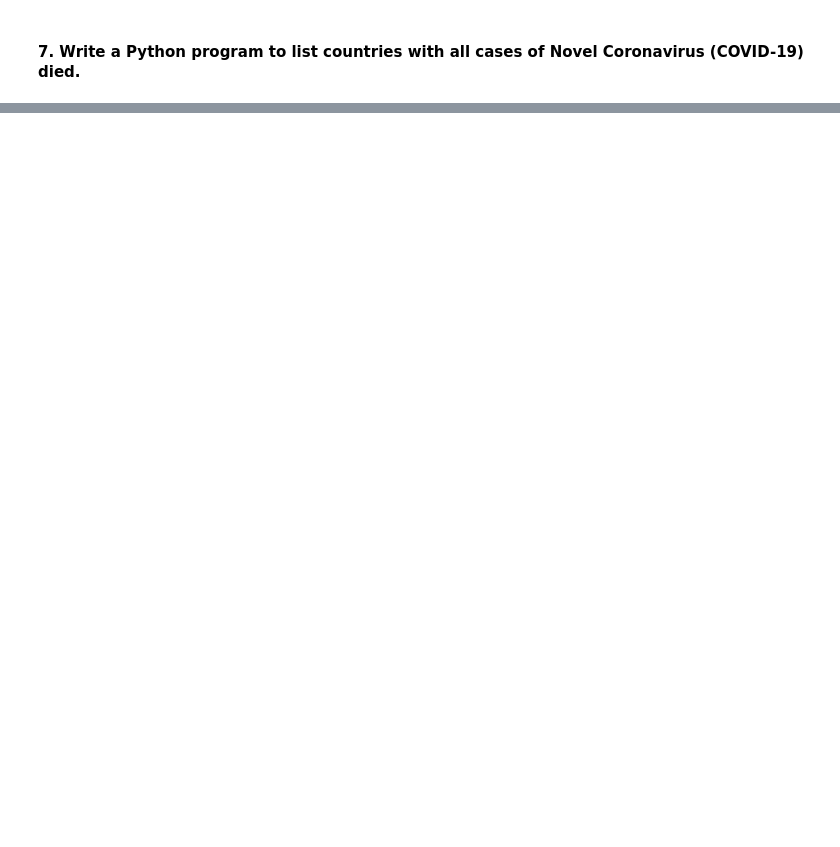
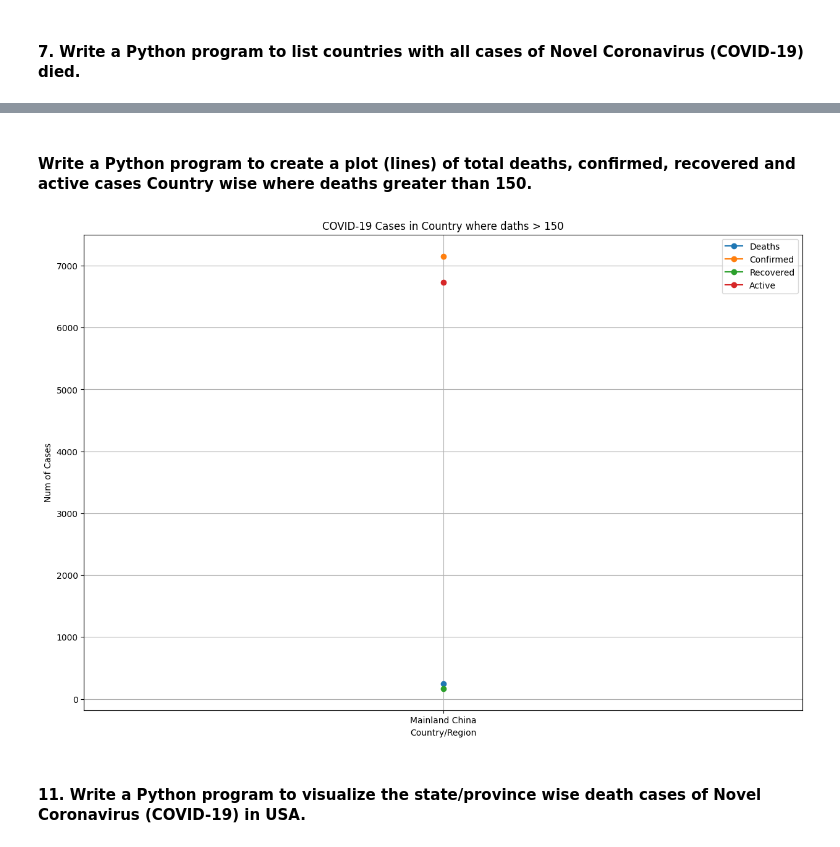
Before and after one commit to Bosha-a/covid_19_dataset, a Jupyter notebook: Covid19.ipynb, the cells around one changed output, grey strips where cells are left out. Drawn from its saved outputs; the diff is of its cells as text; code cells hidden in the pictures; blank space fills up the shorter version.

```diff
--- a/Covid19.ipynb
+++ b/Covid19.ipynb
@@ -334,0 +360,25 @@ Name: Country/Region, Length: 77, dtype: object
+# %% [markdown]
+#### Write a Python program to create a plot (lines) of total deaths, confirmed, recovered and active cases Country wise where deaths greater than 150.
+# %%
+# df['Active'] = df['Confirmed'] - df['Deaths'] - df['Recovered']
+filtered = df[df['Deaths'] > 150]
+p = filtered.groupby(df['Country/Region']).sum(numeric_only=True).reset_index()
+p
+
+plt.figure(figsize=(15,10))
+plt.plot(p['Country/Region'] ,p['Deaths'] , label='Deaths' , marker='o')
+plt.plot(p['Country/Region'] ,p['Confirmed'] , label='Confirmed', marker='o')
+plt.plot(p['Country/Region'] ,p['Recovered'] , label='Recovered' , marker='o')
+plt.plot(p['Country/Region'] ,p['Active'] , label='Active' , marker='o')
+plt.xlabel('Country/Region')
+plt.ylabel('Num of Cases')
+plt.title('COVID-19 Cases in Country where daths > 150')
+
+plt.legend()
+plt.grid(True)
+
+plt.show()
+# %% [output]
+[figure, added]
+# %% [markdown]
+#### 11. Write a Python program to visualize the state/province wise death cases of Novel Coronavirus (COVID-19) in USA.
```
Also changed, not shown: parts of 9 cells of this notebook.
